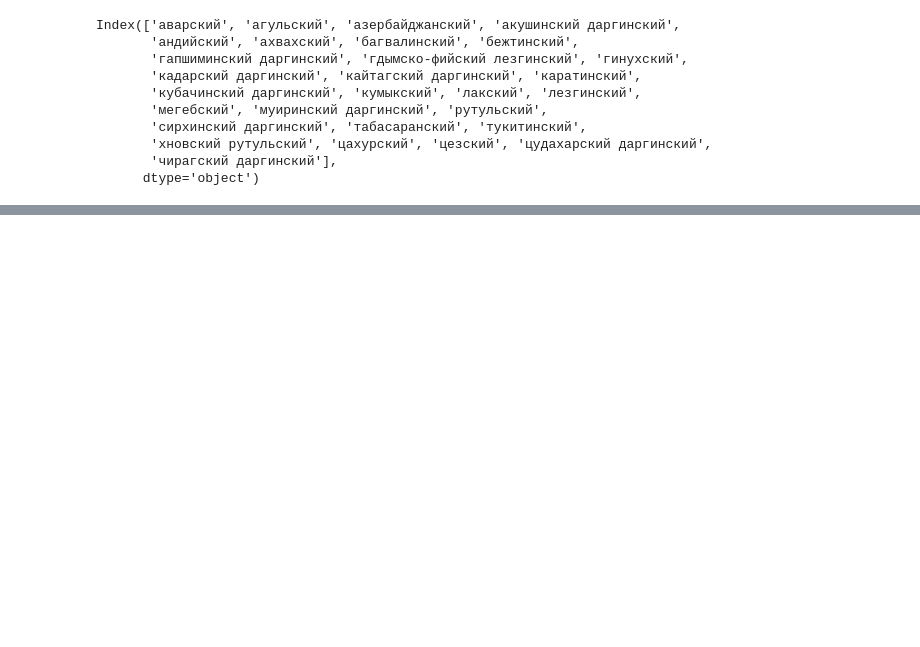
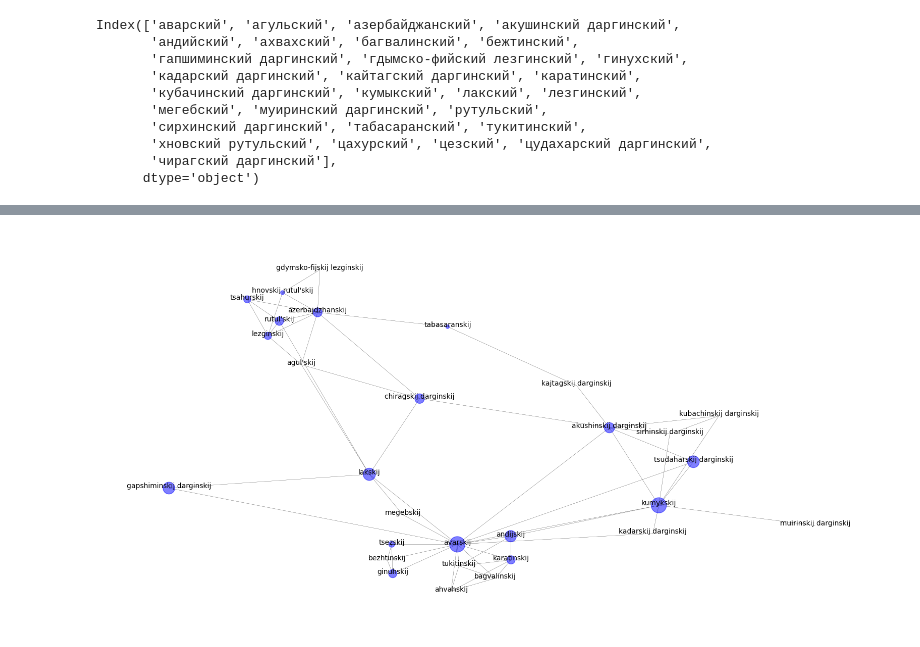
Before and after one commit to alexeykosh/2023-Daghestan-colexification, a Jupyter notebook: multidag_graph.ipynb, the cells around one changed output, grey strips where cells are left out. Cells and saved outputs as stored; diff of their text form; code cells hidden in the pictures; blank space fills up the shorter version.

```diff
--- a/multidag_graph.ipynb
+++ b/multidag_graph.ipynb
@@ -71,0 +130,14 @@ _ = plt.axis('off')
+# %%
+# compute betweenness centrality
+betweenness = nx.betweenness_centrality(G, weight='weight')
+plt.figure(figsize=(20,10))
+nx.draw_networkx_edges(G, pos, alpha=1, width=0.2)
+# add nodes without size
+nx.draw_networkx_nodes(G, pos, nodelist=betweenness.keys(),
+                          node_size=[v * 1000 for v in betweenness.values()],
+                            node_color='blue', alpha=0.5)
+nx.draw_networkx_labels(G, pos_higher, font_size=10,
+                        font_family='sans-serif', alpha=1)
+_ = plt.axis('off')
+# %% [output]
+[figure, added]
```
Also changed, not shown: parts of 10 cells of this notebook, 3 other files.
